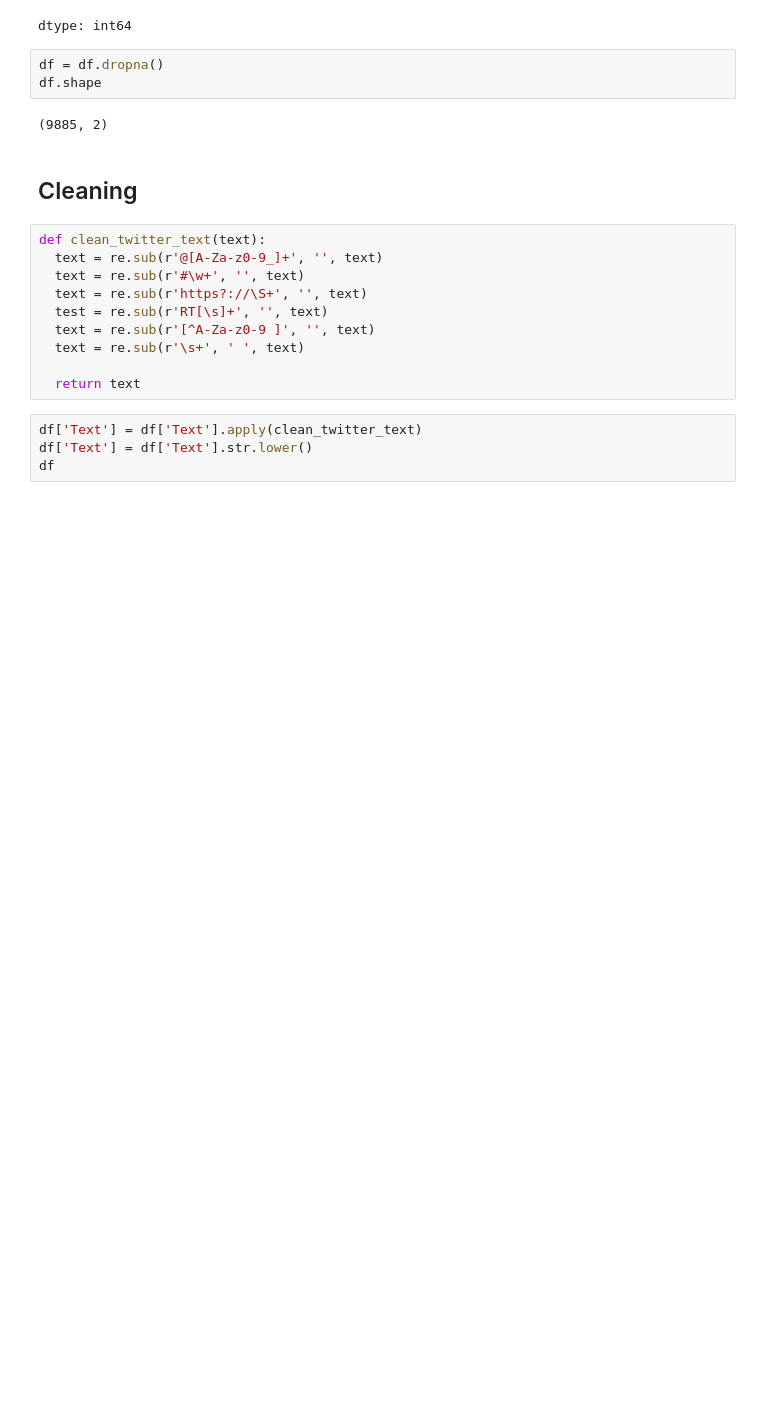
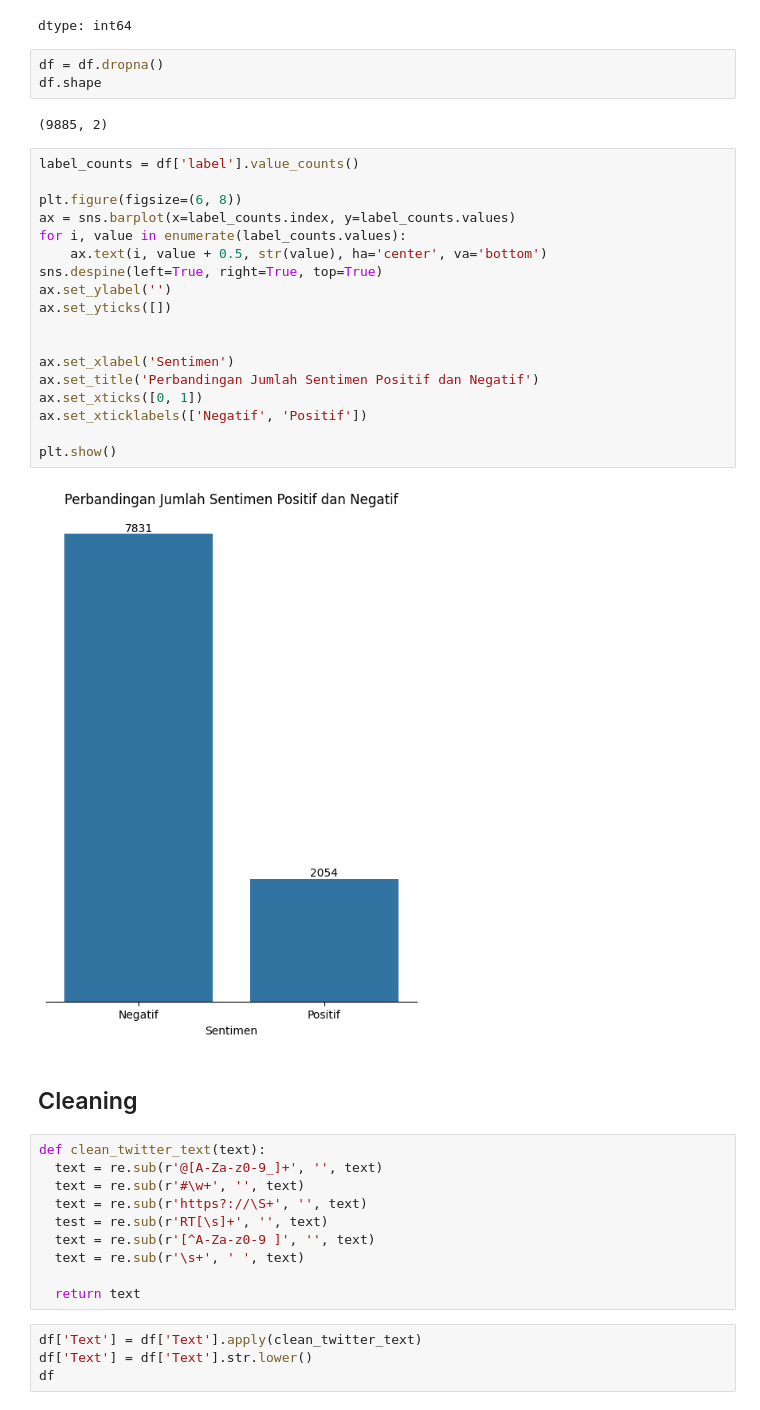
Before and after one commit to Ghifary635/Warmup_TheHack, a Jupyter notebook: NLP_Ganjar_Pranowo.ipynb, the cells around one changed output. Drawn from its saved outputs; the diff is of its cells as text; blank space fills up the shorter version.

```diff
--- a/NLP_Ganjar_Pranowo.ipynb
+++ b/NLP_Ganjar_Pranowo.ipynb
@@ -66,6 +66,26 @@ df = df.dropna()
 df.shape
 # %% [output]
 (9885, 2)
+# %%
+label_counts = df['label'].value_counts()
+
+plt.figure(figsize=(6, 8))
+ax = sns.barplot(x=label_counts.index, y=label_counts.values)
+for i, value in enumerate(label_counts.values):
+    ax.text(i, value + 0.5, str(value), ha='center', va='bottom')
+sns.despine(left=True, right=True, top=True)
+ax.set_ylabel('')
+ax.set_yticks([])
+
+
+ax.set_xlabel('Sentimen')
+ax.set_title('Perbandingan Jumlah Sentimen Positif dan Negatif')
+ax.set_xticks([0, 1])
+ax.set_xticklabels(['Negatif', 'Positif'])
+
+plt.show()
+# %% [output]
+[figure, added]
 # %% [markdown]
 ## Cleaning
 # %%
```
Also changed, not shown: parts of 8 cells of this notebook.
